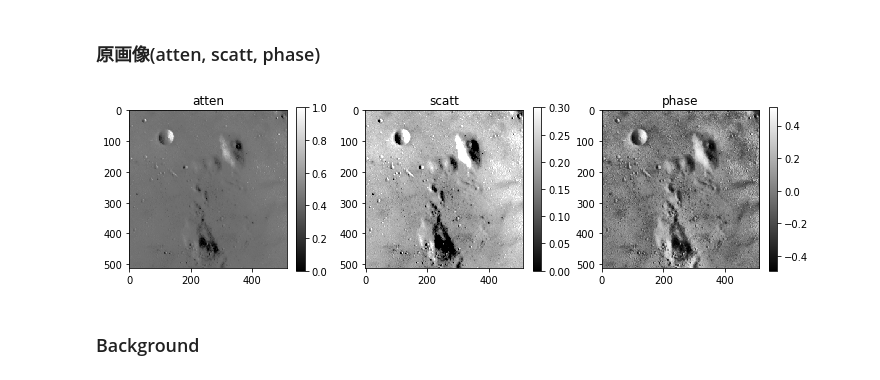
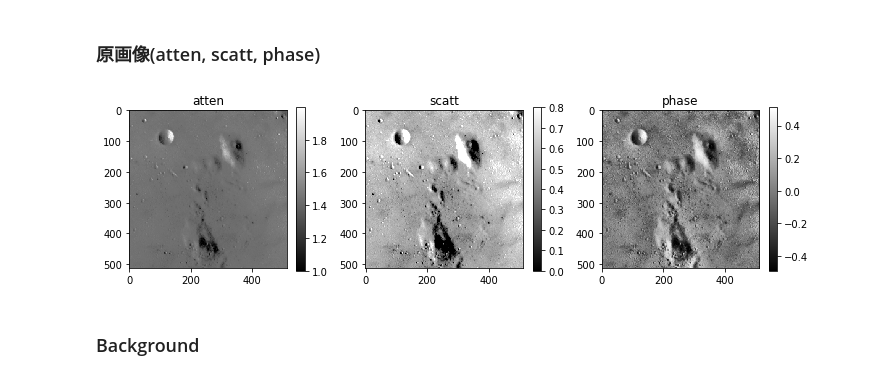
Before and after one commit to uedasan/AIA, a Jupyter notebook: AIA.ipynb, the cells around one changed output. Saved outputs shown, nothing was run; the diff lists cells and outputs as text; code cells hidden in the pictures.

```diff
--- a/AIA.ipynb
+++ b/AIA.ipynb
@@ -9,19 +13,21 @@ np.random.seed(12345)
 # %% [markdown]
 ### 原画像(atten, scatt, phase)
 # %%
-atten = data.moon()/255
+atten = data.moon()/256
 low, high = np.percentile(atten, (2, 98))
-scatt = exposure.rescale_intensity(atten, in_range=(low, high)) * 0.3
+scatt = exposure.rescale_intensity(atten, in_range=(low, high)) * 0.8
 phase = exposure.equalize_adapthist(atten, clip_limit=0.03)
+
+atten += 1
 phase -= phase.mean()
 
 fig, ax = plt.subplots(1, 3, figsize=(4*3, 3))
 for a,im,tag in zip(ax.flat,(atten,scatt,phase),("atten","scatt","phase")):
     a.set_title(tag)
     c = a.imshow(im)
     plt.colorbar(c, ax=a)
 # %% [output]
-[figure, old version]
+[figure, new version]
 # %% [markdown]
 ### Background
 # %%
```
Also changed, not shown: parts of 7 cells of this notebook.
